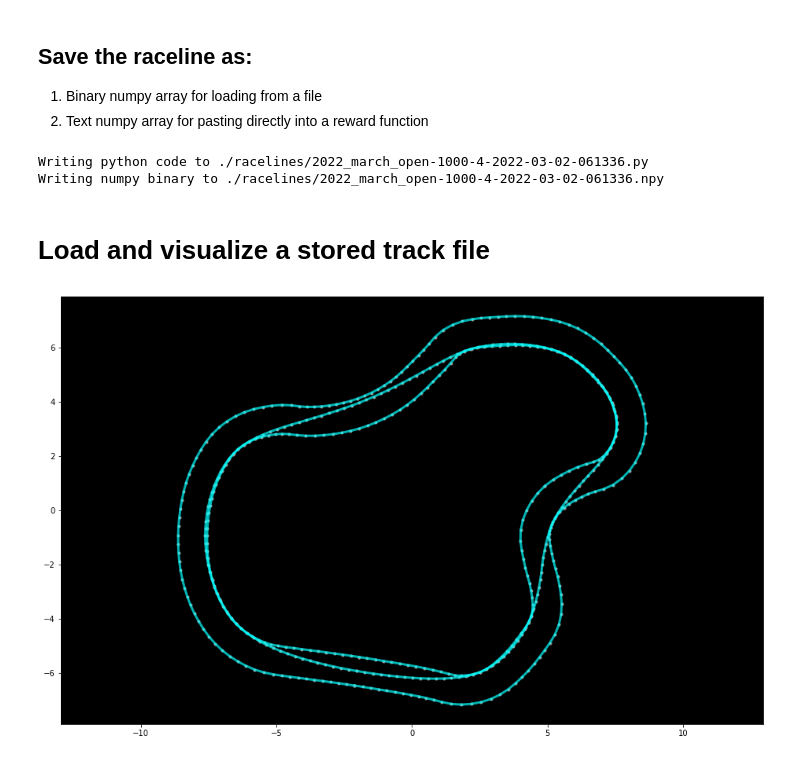
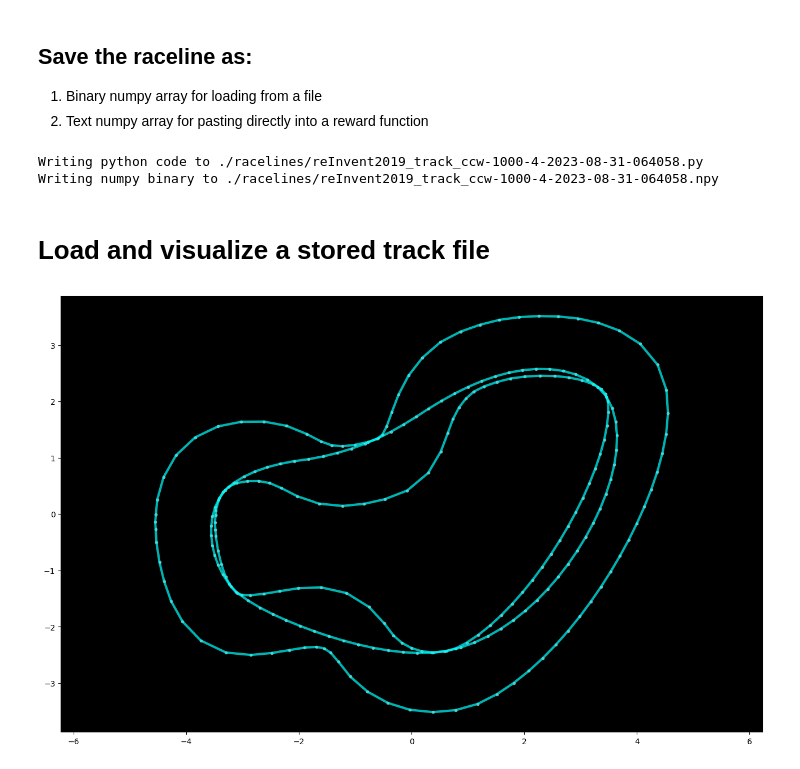
Before and after one commit to svcadm/deepracer, a Jupyter notebook: Race-Line-Calculation.ipynb, the cells around one changed output. Saved outputs shown, nothing was run; the diff lists cells and outputs as text; code cells hidden in the pictures.

```diff
--- a/Race-Line-Calculation.ipynb
+++ b/Race-Line-Calculation.ipynb
@@ -61,7 +78,7 @@ available_track_names
  'reinvent_base']
 # %%
 # Replace the name here with the track to analyze
-TRACK_NAME = '2022_march_open'
+TRACK_NAME = 'reInvent2019_track_ccw'
 
 # Load the center, inner, outer waypoints
 waypoints = np.load("./tracks/%s.npy" % TRACK_NAME)
@@ -288,20 +303,20 @@ with open(py_fname, "w") as file:
 print("Writing numpy binary to %s" % npy_fname)
 np.save(npy_fname, loop_race_line)
 # %% [output]
-Writing python code to ./racelines/2022_march_open-1000-4-2022-03-02-061336.py
-Writing numpy binary to ./racelines/2022_march_open-1000-4-2022-03-02-061336.npy
+Writing python code to ./racelines/reInvent2019_track_ccw-1000-4-2023-08-31-064058.py
+Writing numpy binary to ./racelines/reInvent2019_track_ccw-1000-4-2023-08-31-064058.npy
 # %% [markdown]
 # Load and visualize a stored track file
 # %%
 from numpy import array
 
-fname = './racelines/2022_march_open-1000-4-2022-03-02-061336.py'
+fname = './racelines/reInvent2019_track_ccw-1000-4-2023-08-31-064058.py'
 with open(fname, "r") as file:
     deserialized = eval(file.read())
 deserialized
 fig = plt.figure(1, figsize=(16, 10))
 ax = fig.add_subplot(111, facecolor='black')
 plt.axis('equal')
 print_border(ax, deserialized, inner_border, outer_border)
 # %% [output]
-[figure, old version]
+[figure, new version]
```
Also changed, not shown: parts of 6 cells of this notebook, 11 other files.
